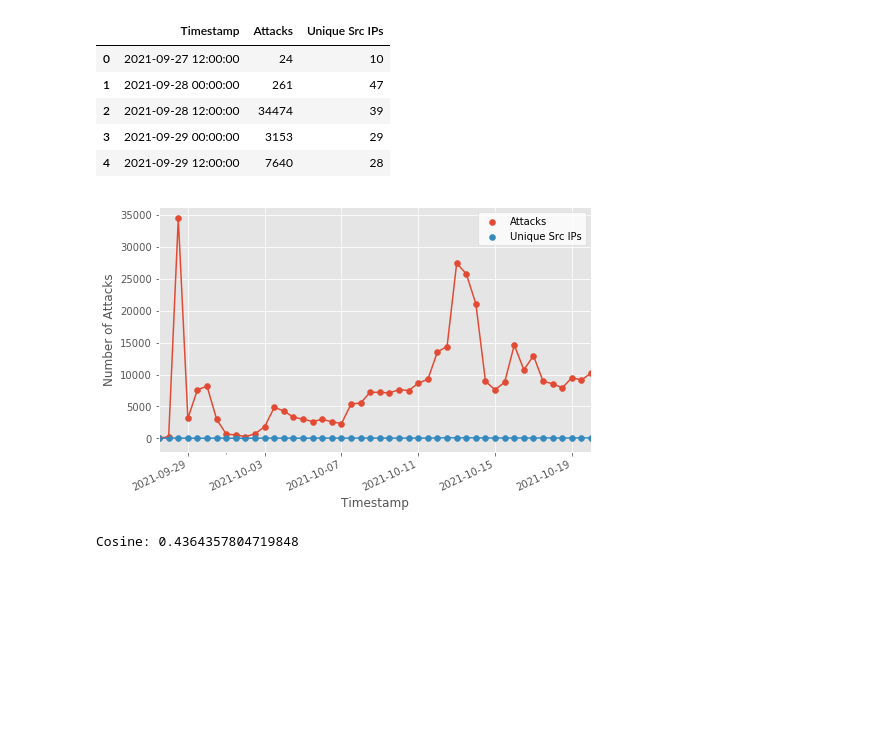
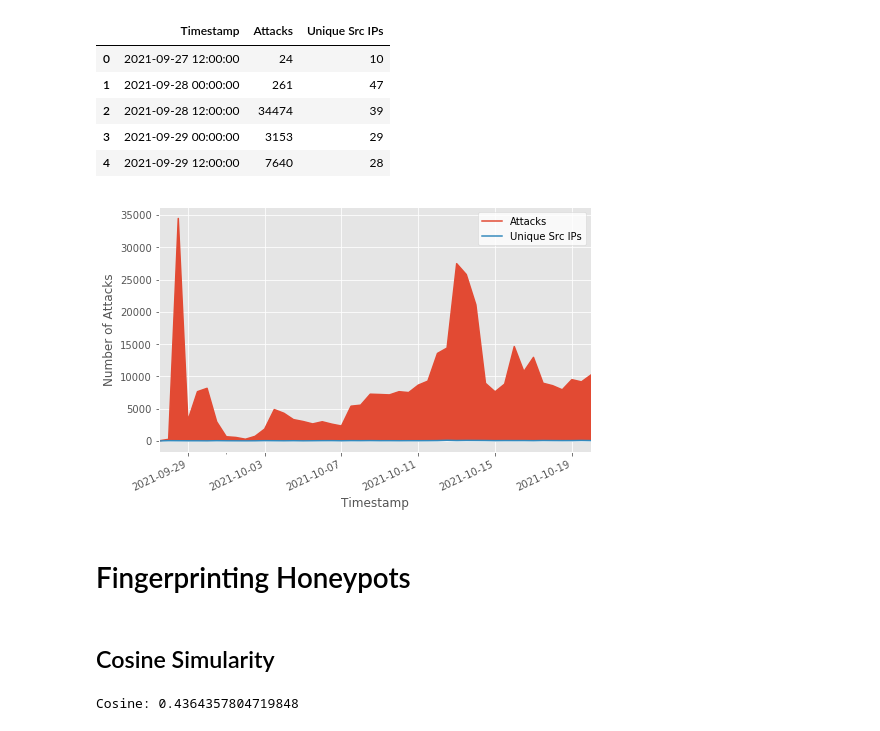
Before and after one commit to stefanDeveloper/master-thesis, a Jupyter notebook: plots/data-visualization.ipynb, the cells around one changed output. Drawn from its saved outputs; the diff is of its cells as text; code cells hidden in the pictures; blank space fills up the shorter version.

```diff
--- a/plots/data-visualization.ipynb
+++ b/plots/data-visualization.ipynb
@@ -457,8 +464,9 @@ y = df['Attacks'].to_numpy()
 ax.xaxis.set_major_formatter(mdates.DateFormatter('%Y-%m-%d'))
 ax.xaxis.set_major_locator(mdates.DayLocator())
 
-ax.scatter(x,y, label="Attacks")
-ax.plot(x,y)
+#ax.scatter(x,y)
+ax.plot(x,y, label="Attacks")
+ax.fill_between(x, y)
 
 x = df['Timestamp'].to_numpy()
 y = df['Unique Src IPs'].to_numpy()
@@ -466,37 +474,42 @@ y = df['Unique Src IPs'].to_numpy()
 ax.xaxis.set_major_formatter(mdates.DateFormatter('%Y-%m-%d'))
 ax.xaxis.set_major_locator(mdates.DayLocator())
 
-ax.scatter(x,y, label="Unique Src IPs")
-ax.plot(x,y)
+#ax.scatter(x,y)
+ax.plot(x,y, label="Unique Src IPs")
+ax.fill_between(x, y)
 
 fig.autofmt_xdate()
 ax.set_ylabel("Number of Attacks")
 ax.set_xlabel("Timestamp")
 
 # Major ticks every 6 months.
 fmt_half_year = mdates.DayLocator(interval=4)
 ax.xaxis.set_major_locator(fmt_half_year)
 
 # Minor ticks every month.
 fmt_month = mdates.MonthLocator()
 ax.xaxis.set_minor_locator(fmt_month)
 
 # Round to nearest years.
 datemin = df.Timestamp.min()
 datemax = df.Timestamp.max()
 ax.set_xlim(datemin, datemax)
 
 # Put a legend to the right of the current axis
 legend = plt.legend(loc='upper right',frameon = 1)
 frame = legend.get_frame()
 frame.set_facecolor('white')
 
 plt.xticks( rotation=25 )
 plt.gcf().subplots_adjust(left=0.15)
 plt.savefig("tpot-rdpy-port.pdf", format="pdf", bbox_inches="tight", pad_inches=0)
 plt.show()
 # %% [output]
-[figure, old version]
+[figure, new version]
+# %% [markdown]
+# Fingerprinting Honeypots
+# %% [markdown]
+## Cosine Simularity
 # %%
 import math
 import re
```
Also changed, not shown: parts of 4 cells of this notebook, 15 other files.
